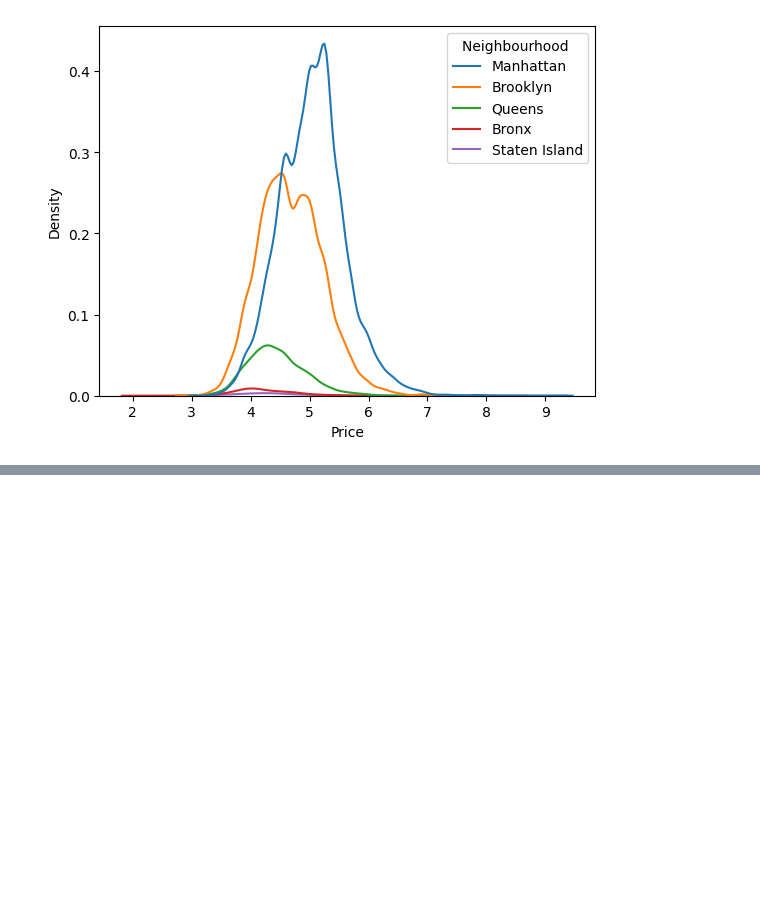
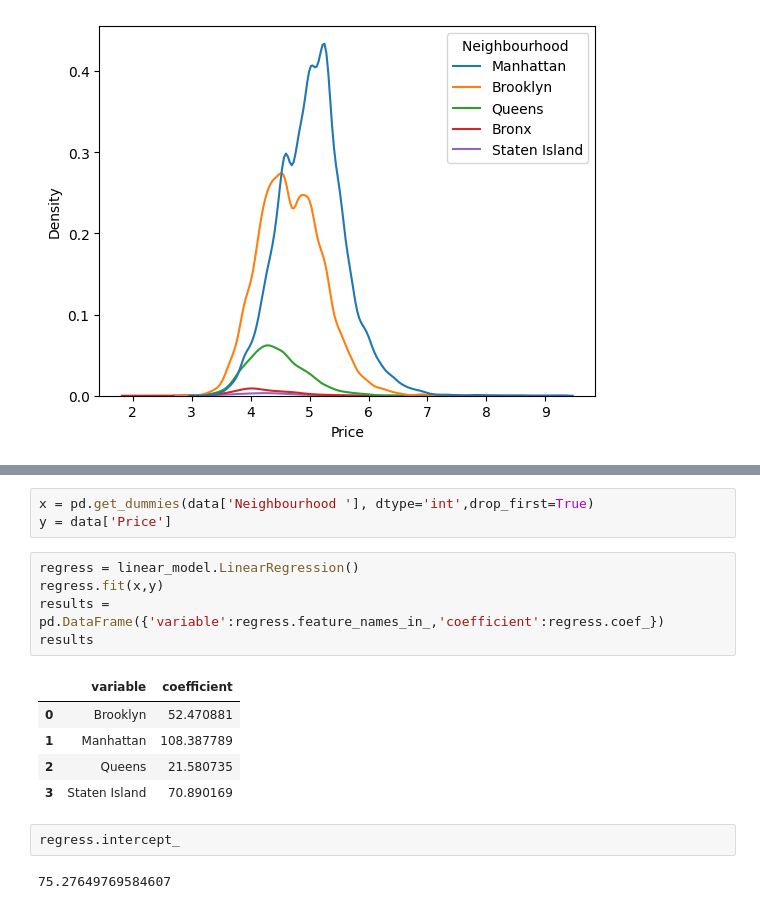
Before and after one commit to farhaniwnl/linearRegression_crg3ts, a Jupyter notebook: Q1.ipynb, the cells around one changed output, grey strips where cells are left out. Saved outputs shown, nothing was run; the diff lists cells and outputs as text; blank space fills up the shorter version.

```diff
--- a/Q1.ipynb
+++ b/Q1.ipynb
@@ -39,0 +59,18 @@ density2
+# %%
+x = pd.get_dummies(data['Neighbourhood '], dtype='int',drop_first=True)
+y = data['Price']
+# %%
+regress = linear_model.LinearRegression()
+regress.fit(x,y)
+results = pd.DataFrame({'variable':regress.feature_names_in_,'coefficient':regress.coef_})
+results
+# %% [output]
+|  | variable | coefficient |
+| 0 | Brooklyn | 52.470881 |
+| 1 | Manhattan | 108.387789 |
+| 2 | Queens | 21.580735 |
+| 3 | Staten Island | 70.890169 |
+# %%
+regress.intercept_
+# %% [output]
+75.27649769584607
```
Also changed, not shown: parts of 17 cells of this notebook, 1 other file.
